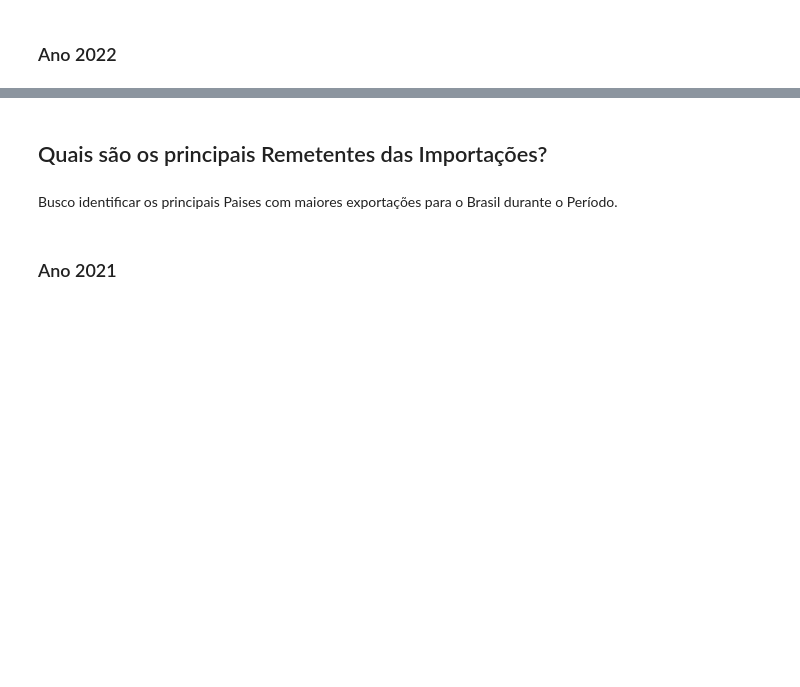
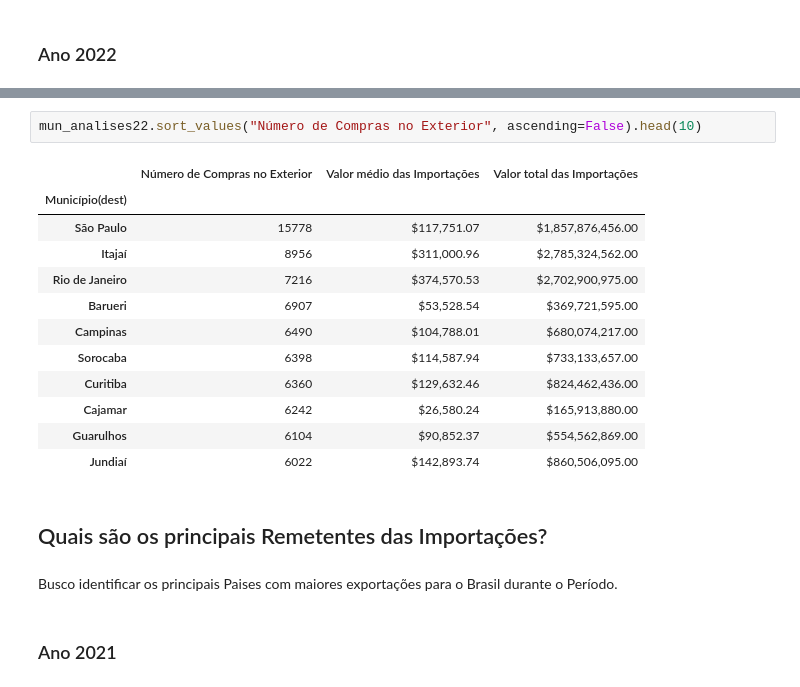
Before and after one commit to MarioBarcelos/analise_de_comercio_imp_exp, a Jupyter notebook: importacoes2122.ipynb, the cells around one changed output, grey strips where cells are left out. Saved outputs shown, nothing was run; the diff lists cells and outputs as text; blank space fills up the shorter version.

```diff
--- a/importacoes2122.ipynb
+++ b/importacoes2122.ipynb
@@ -318,3 +318,18 @@ mun_analises22.sort_values("Número de Compras no Exterior", ascending=False).he
+# %%
+mun_analises22.sort_values("Número de Compras no Exterior", ascending=False).head(10)
+# %% [output]
+|  | Número de Compras no Exterior | Valor médio das Importações | Valor total das Importações |
+| Município(dest) |  |  |  |
+| São Paulo | 15778 | $117,751.07 | $1,857,876,456.00 |
+| Itajaí | 8956 | $311,000.96 | $2,785,324,562.00 |
+| Rio de Janeiro | 7216 | $374,570.53 | $2,702,900,975.00 |
+| Barueri | 6907 | $53,528.54 | $369,721,595.00 |
+| Campinas | 6490 | $104,788.01 | $680,074,217.00 |
+| Sorocaba | 6398 | $114,587.94 | $733,133,657.00 |
+| Curitiba | 6360 | $129,632.46 | $824,462,436.00 |
+| Cajamar | 6242 | $26,580.24 | $165,913,880.00 |
+| Guarulhos | 6104 | $90,852.37 | $554,562,869.00 |
+| Jundiaí | 6022 | $142,893.74 | $860,506,095.00 |
 # %% [markdown]
 ## Quais são os principais Remetentes das Importações?
 # %% [markdown]
```
Also changed, not shown: parts of 27 cells of this notebook.
